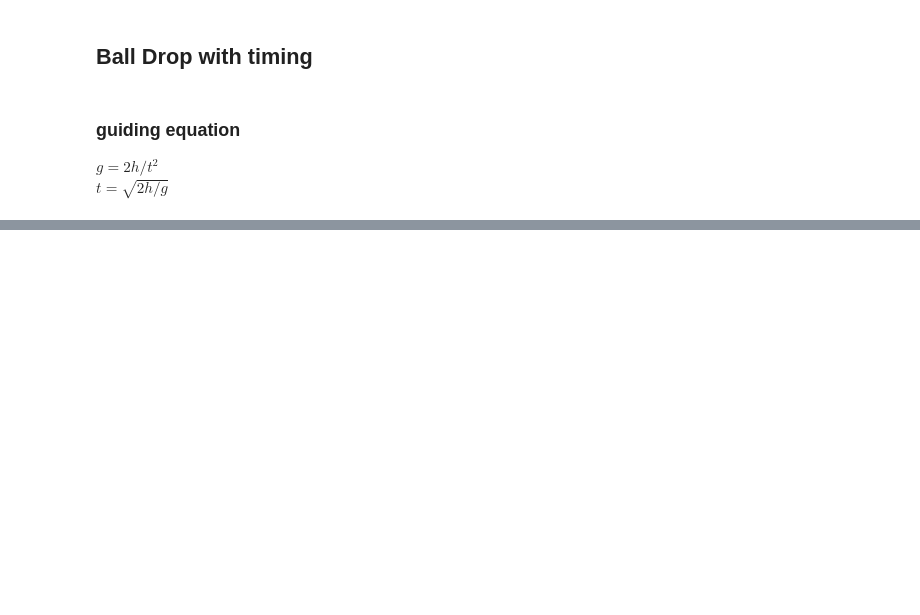
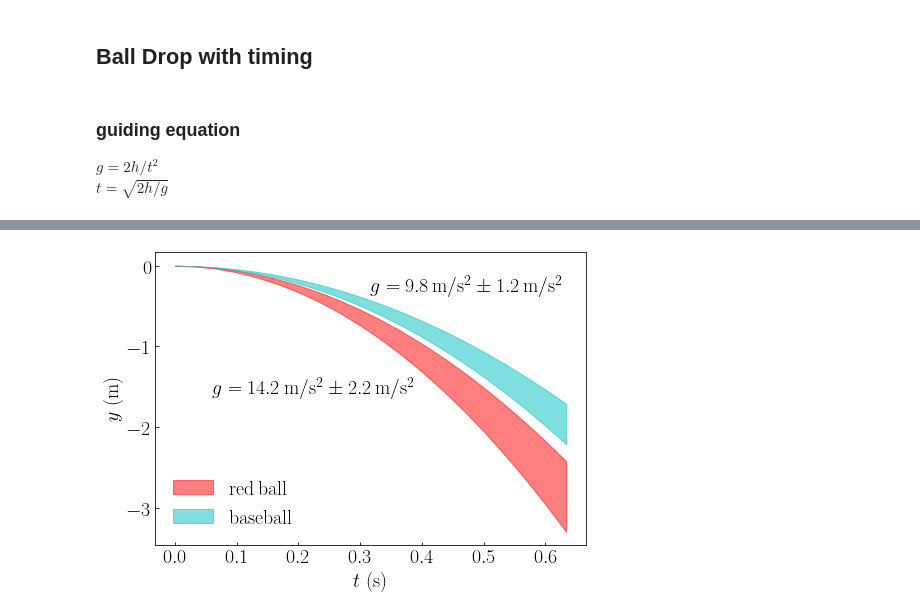
Before and after one commit to rwhitehill/CompPhys22_Spring2022, a Jupyter notebook: Final/analysis.ipynb, the cells around one changed output, grey strips where cells are left out. Drawn from its saved outputs; the diff is of its cells as text; code cells hidden in the pictures; blank space fills up the shorter version.

```diff
--- a/Final/analysis.ipynb
+++ b/Final/analysis.ipynb
@@ -318,7 +344,7 @@ get_acc_prec(g_base,g_base_err)
 # %%
 h = Q_(2.0,'m')
 dh = Q_(5.0,'cm')
-dt = Q_(2*300.0,'ms')
+dt = Q_(200.0,'ms')
 # %%
 ### Initialize drop data
 # drop_data = {}
@@ -330,8 +356,8 @@ dt = Q_(2*300.0,'ms')
 
 ### Red Ball
 
-# red_times = Q_(np.array([1,2,3,4,5]),'s')
-red_times = np.sqrt(2*h/Q_(9.8,'m/s**2')) + Q_(np.random.normal(0,0.3,5),'s')
+red_times = Q_(np.array([0.51,0.53,0.50,0.46,0.65]),'s')
+# red_times = np.sqrt(2*h/Q_(9.8,'m/s**2')) + Q_(np.random.normal(0,0.3,5),'s')
 
 # drop_data['red']['times'].append(Q_(0,'m'))
 # drop_data['red']['times'].append(Q_(0,'m'))
@@ -341,8 +367,8 @@ red_times = np.sqrt(2*h/Q_(9.8,'m/s**2')) + Q_(np.random.normal(0,0.3,5),'s')
 
 ### Baseball
 
-# base_times = Q_(np.array([1,2,3,4,5]),'s')
-base_times = np.sqrt(2*h/Q_(9.8,'m/s**2')) + Q_(np.random.normal(0,0.3,5),'s')
+base_times = Q_(np.array([0.65,0.61,0.73,0.58,0.63]),'s')
+# base_times = np.sqrt(2*h/Q_(9.8,'m/s**2')) + Q_(np.random.normal(0,0.3,5),'s')
 
 
 # drop_data['base']['times'].append(Q_(0,'m'))
@@ -378,0 +405,25 @@ baseball: g = 10 m/s² +- 4 m/s²
+# %%
+f = lambda g_,t: -g_*t**2.0/2.0
+
+nrows=1;ncols=1
+fig,ax = plt.subplots(nrows=nrows,ncols=ncols,figsize=(7*ncols,5*nrows))
+
+t_vals = frame_rate*np.arange(0,20)
+
+red_upper_lower = get_upper_lower(f,t_vals,g_red[0],g_red[1])
+base_upper_lower = get_upper_lower(f,t_vals,g_base[0],g_base[1])
+ax.fill_between(t_vals.magnitude,red_upper_lower[0].magnitude,red_upper_lower[1].magnitude,color='r',alpha=0.5,label=r'$\rm red\,ball$')
+ax.fill_between(t_vals.magnitude,base_upper_lower[0].magnitude,base_upper_lower[1].magnitude,color='c',alpha=0.5,label=r'$\rm baseball$')
+
+ax.legend(fontsize=20,loc='lower left',frameon=False)
+ax.text(0.5,0.85,r'$g = {:.1f~Lx} \pm {:.1f~Lx}$'.format(g_base[0],g_base[1]),size=20,transform=ax.transAxes,va='bottom',ha='left')
+ax.text(0.6,0.5,r'$g = {:.1f~Lx} \pm {:.1f~Lx}$'.format(g_red[0],g_red[1]),size=20,transform=ax.transAxes,va='bottom',ha='right')
+# ax.text(0.05,0.05,ball,size=20,transform=ax.transAxes)#,va='bottom',ha='left')
+ax.set_xlabel(r'$t~({:Lx})$'.format(t_vals.units),size=20)
+ax.tick_params(axis='both',which='major',labelsize=20,direction='in')
+ax.set_ylabel(r'$y~({:Lx})$'.format(pos[0].units),size=20)
+
+plt.tight_layout()
+plt.show()
+# %% [output]
+[figure, added]
```
Also changed, not shown: parts of 12 cells of this notebook, 1 other file.
